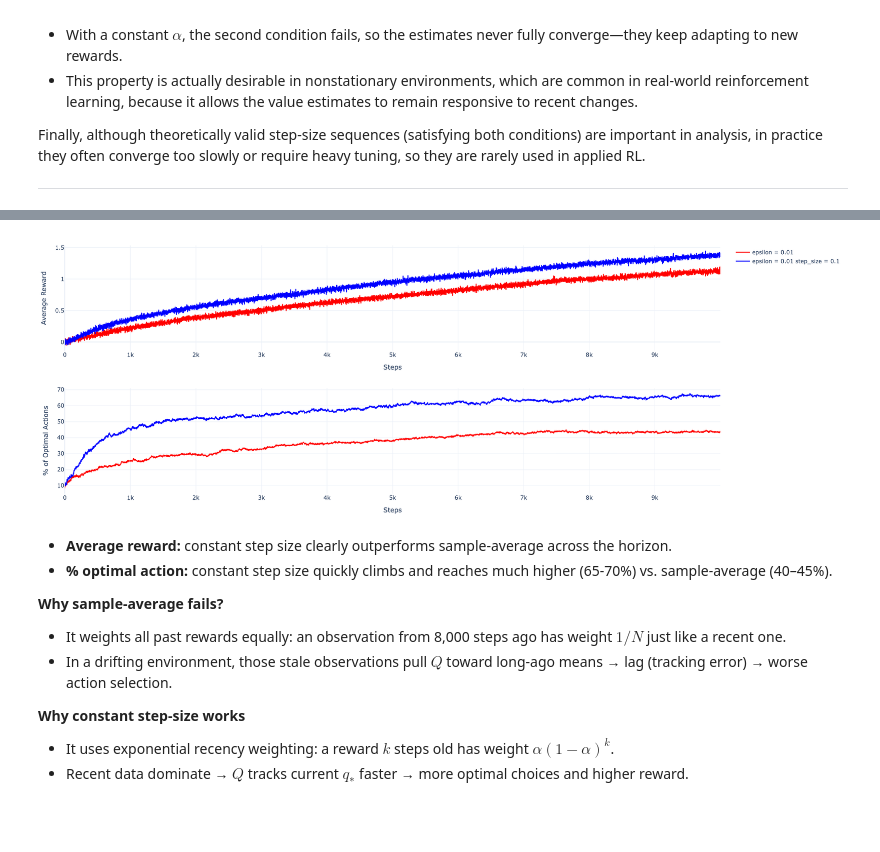
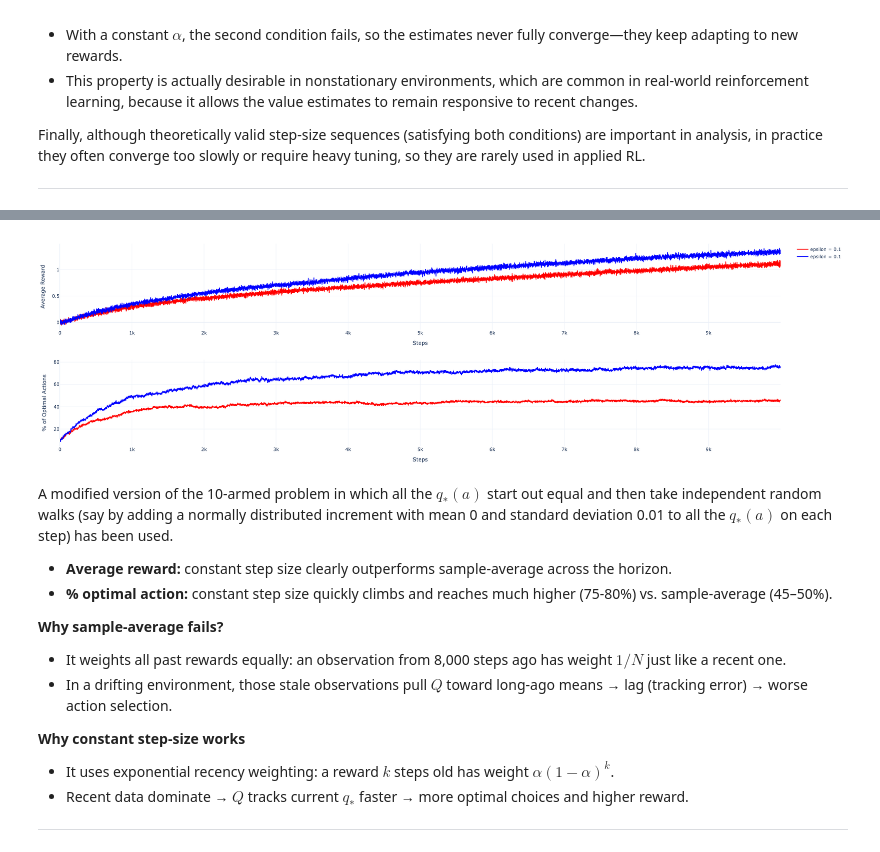
Before and after one commit to dksifoua/Reinforcement-Learning, a Jupyter notebook: notebooks/00 - Sequential Decision Making Under Uncertainty.ipynb, the cells around one changed output, grey strips where cells are left out. Drawn from its saved outputs; the diff is of its cells as text; code cells hidden in the pictures; blank space fills up the shorter version.

```diff
--- a/notebooks/00 - Sequential Decision Making Under Uncertainty.ipynb
+++ b/notebooks/00 - Sequential Decision Making Under Uncertainty.ipynb
@@ -231,8 +233,8 @@ ____
 environment = BanditNonStationaryEnvironment(n_actions=N_ACTIONS, seed=SEED)
 
 agents = [
-    BanditAgent(n_actions=N_ACTIONS, epsilon=0.01, seed=SEED),
-    BanditStepSizeAgent(n_actions=N_ACTIONS, epsilon=0.01, step_size=0.1, seed=SEED)
+    BanditAgent(n_actions=N_ACTIONS, epsilon=0.1, seed=SEED),
+    BanditStepSizeAgent(n_actions=N_ACTIONS, epsilon=0.1, step_size=0.1, seed=SEED)
 ]
 
 experiment = BanditExperiment(environment=environment, n_runs=2_000, n_steps=10_000)
@@ -244,37 +246,46 @@ Wall time: 8min 12s
 # %%
-colors = ["red", "blue"]
-
 fig = make_subplots(rows=2, cols=1)
 
-for i, agent in enumerate(agents):
-    fig.add_trace(trace=go.Scatter(
-        y=average_rewards[i],
-        marker=dict(color=colors[i]),
-        name=f"epsilon = {agent.epsilon} " + (f"step_size = {agent.step_size}" if hasattr(agent, "step_size") else ""),
-    ), row=1, col=1)
+fig.add_trace(trace=go.Scatter(
+    y=average_rewards[0],
+    marker=dict(color="red"),
+    name="epsilon = 0.1",
+), row=1, col=1)
+fig.add_trace(trace=go.Scatter(
+    y=average_rewards[1],
+    marker=dict(color="blue"),
+    name="epsilon = 0.1",
+), row=1, col=1)
 
-    fig.add_trace(trace=go.Scatter(
-        y=optimal_action_pct[i],
-        marker=dict(color=colors[i]),
-        showlegend=False
-    ), row=2, col=1)
+fig.add_trace(trace=go.Scatter(
+    y=optimal_action_pct[0],
+    marker=dict(color="red"),
+    showlegend=False
+), row=2, col=1)
+fig.add_trace(trace=go.Scatter(
+    y=optimal_action_pct[1],
+    marker=dict(color="blue"),
+    showlegend=False
+), row=2, col=1)
 
 fig.update_xaxes(title_text="Steps", row=1, col=1)
 fig.update_xaxes(title_text="Steps", row=2, col=1)
 fig.update_yaxes(title_text="Average Reward", row=1, col=1)
 fig.update_yaxes(title_text="% of Optimal Actions", row=2, col=1)
 fig.update_layout(
     template="plotly_white",
     margin=dict(l=50, r=30, t=20, b=40),
     width=1000,
     height=600,
 )
 fig.show()
 # %% [output]
-[figure, old version]
+[figure, new version]
 # %% [markdown]
+A modified version of the 10-armed problem in which all the $q_*(a)$ start out equal and then take independent random walks (say by adding a normally distributed increment with mean 0 and standard deviation 0.01 to all the $q_*(a)$ on each step) has been used.
+
 - **Average reward:** constant step size clearly outperforms sample-average across the horizon.
-- **% optimal action:** constant step size quickly climbs and reaches much higher (65-70%) vs. sample-average (40–45%).
+- **% optimal action:** constant step size quickly climbs and reaches much higher (75-80%) vs. sample-average (45–50%).
 
 **Why sample-average fails?**
 - It weights all past rewards equally: an observation from 8,000 steps ago has weight $1/N$ just like a recent one.
@@ -283,3 +294,4 @@ fig.show()
 **Why constant step-size works**
 - It uses exponential recency weighting: a reward $k$ steps old has weight $\alpha (1 - \alpha)^k$.
 - Recent data dominate → $Q$ tracks current $q_*$ faster → more optimal choices and higher reward.
+___
```
Also changed, not shown: parts of 8 cells of this notebook, 2 other files.
